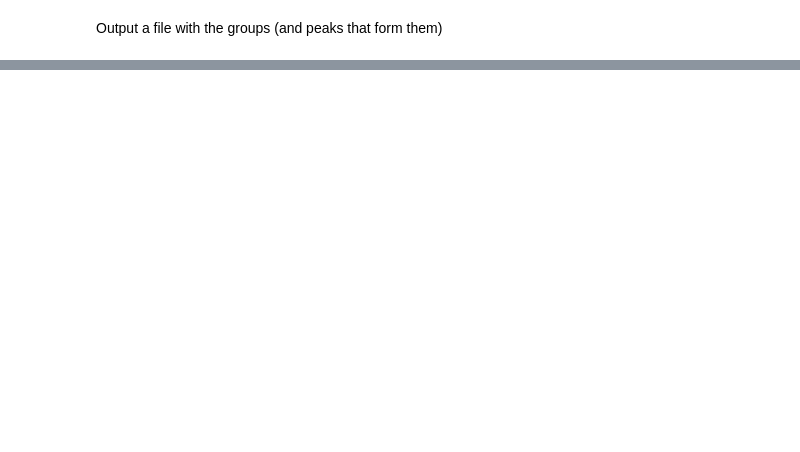
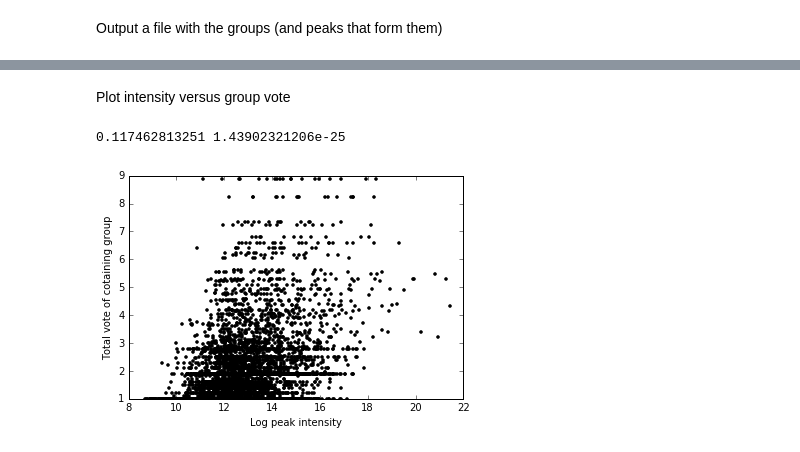
Before and after one commit to sdrogers/ms1fun, a Jupyter notebook: notebooks/VotingScheme.ipynb, the cells around one changed output, grey strips where cells are left out. Saved outputs shown, nothing was run; the diff lists cells and outputs as text; code cells hidden in the pictures; blank space fills up the shorter version.

```diff
--- a/notebooks/VotingScheme.ipynb
+++ b/notebooks/VotingScheme.ipynb
@@ -29,3 +22,6 @@ filename = files[0]
 # %%
+files = []
+
 prefix = '/Users/simon/Downloads/Beer3_mzXML_mzML_files/PositiveMode/Beer3Full/csv/'
 filename = 'Beer_3_Full1'
+files.append((prefix,filename,False))
@@ -209,3 +207,8 @@ print a
+# %%
+all_hits = {}
+for f in files:
+    filename = f[1]
+    all_hits[filename] = get_M_hits(groups[filename],mols,use_max_vote = True)
 # %% [markdown]
 Output a file with the groups (and peaks that form them)
 # %%
@@ -232,22 +278,0 @@ with open(outfile,'w') as f:
-# %%
-def get_group_hits(group,mols):
-    # Currently ignores RT
-    avgM = 0.0
-    for p in group.members:
-        avgM += p[2]
-    avgM /= len(group.members)
-    hits = []
-    for mol in mols:
-        if hit(avgM,mol.mass,0,0,mtol=10,rttol=1):
-            hits.append(mol)
-    return hits
-
-print mi.mass
-for i,g in enumerate(groups):
-    print "Group {}".format(i)
-    total_vote = 0.0
-    pe = []
-    for m in g.members:
-        pe.append(m[0])
-        print m[2],m[1],m[0],'%.2E' % m[0].intensity,m[1].vote
-    print g.vote,g.M,[h for h in get_group_hits(g,mols)]
@@ -300,0 +303,20 @@ print a+b
+# %% [markdown]
+Plot intensity versus group vote
+# %%
+peaki = []
+gvote = []
+for g in groups:
+    for (p,_,_) in g.members:
+        peaki.append(p.intensity)
+        gvote.append(g.vote)
+# %%
+plt.figure()
+plt.plot(np.log(peaki),gvote,'k.')
+plt.xlabel('Log peak intensity')
+plt.ylabel('Total vote of cotaining group')
+from scipy.stats.stats import pearsonr
+r,p = pearsonr(peaki,gvote)
+print r,p
+# %% [output]
+0.117462813251 1.43902321206e-25
+[figure, added]
```
Also changed, not shown: parts of 44 cells of this notebook, 4 other files.
